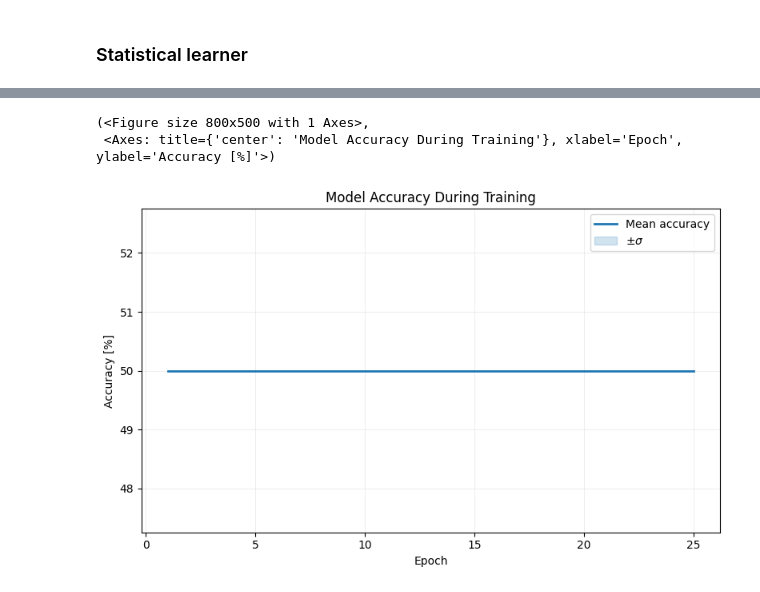
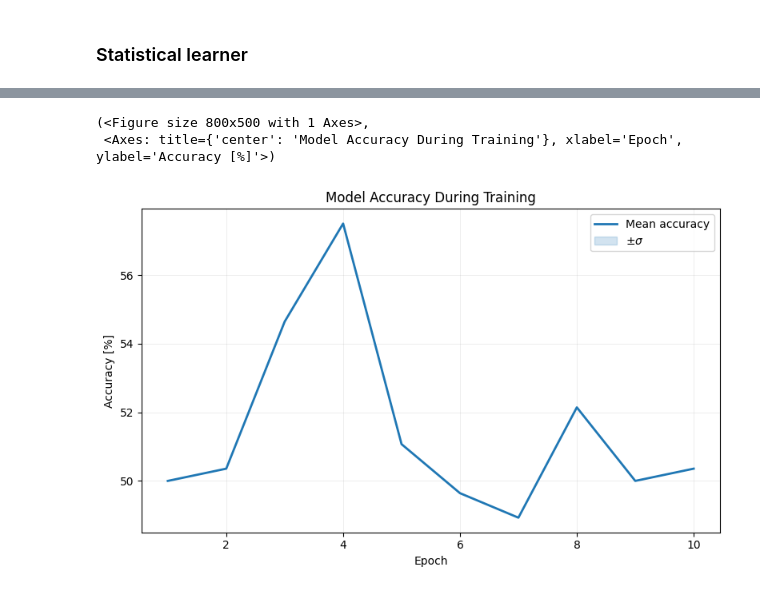
Before and after one commit to AdrianPanasiewicz/QML_for_radar_classification, a Jupyter notebook: MachineLearning/training_pipeline.ipynb, the cells around one changed output, grey strips where cells are left out. Saved outputs shown, nothing was run; the diff lists cells and outputs as text; code cells hidden in the pictures.

```diff
--- a/MachineLearning/training_pipeline.ipynb
+++ b/MachineLearning/training_pipeline.ipynb
@@ -511,15 +524,22 @@ model_config = {
     "n_qubits"  : 10,
     "layers"    : 2,
     "encoding"  : "angle",
-    "ansatz"    : "basic_template",
-    "simulator" : 'lightning.qubit',
+    "ansatz"    : "basic",
+    # "simulator" : 'lightning.qubit',
+    "simulator" : 'default.qubit',
 }
+
 training_config = {
-    "lr": 3e-02,
     "batch_size": 4,
-    "device": "cuda" if torch.cuda.is_available() else "cpu",
-    "epochs": 2,
-    "number_of_trials" : 1
+	"device": "cpu",
+	"optimizer": {
+	    "name" : "Adam",
+        "lr": 3e-02,
+        "momentum": 0.9,
+        "weight_decay": 1e-4,
+	},
+    "epochs": 10,
+	"number_of_trials": 1
 }
 
 config = {
@@ -528,3 +548,7 @@ config = {
 }
 
 results = trainer.train_model(QuantumNeuralNetwork, config)
+
+# velocity 5.5          # Lighting + adjoint
+# Velocity 6.0          # default + backprog
+# Velocity very slow    # default + adjoint
@@ -531,13 +573,13 @@ results = trainer.train_model(QuantumNeuralNetwork, config)
 # %%
 data_array = torch.tensor(
-    [data_array_all_runs[i]['accuracy'] for i in range(len(data_array_all_runs))],
+    [results[i]['accuracy'] for i in range(len(results))],
     dtype=torch.float32
 )
 
 plotter = DataVisualizer()
 means, stds = plotter.calculate_statistics(data_array)
 plotter.plot_statistics(means, stds)
 # %% [output]
 (<Figure size 800x500 with 1 Axes>,
  <Axes: title={'center': 'Model Accuracy During Training'}, xlabel='Epoch', ylabel='Accuracy [%]'>)
-[figure, old version]
+[figure, new version]
```
Also changed, not shown: parts of 3 cells of this notebook, 3 other files.
